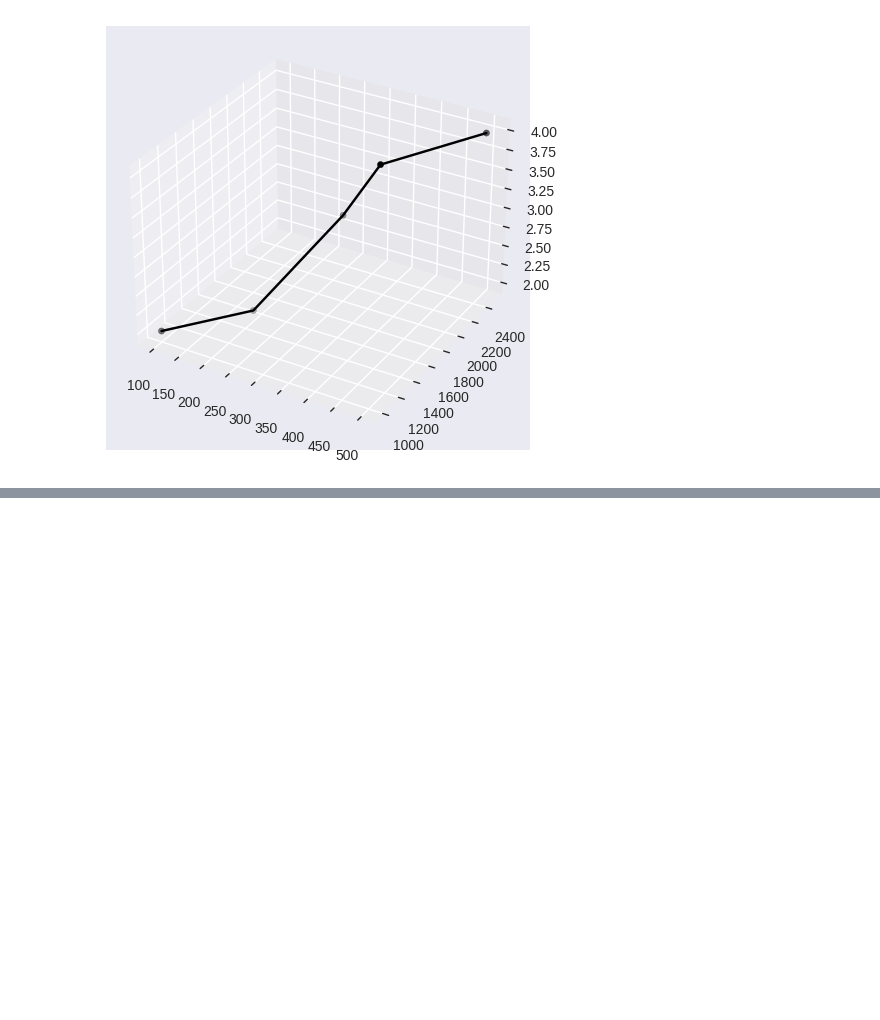
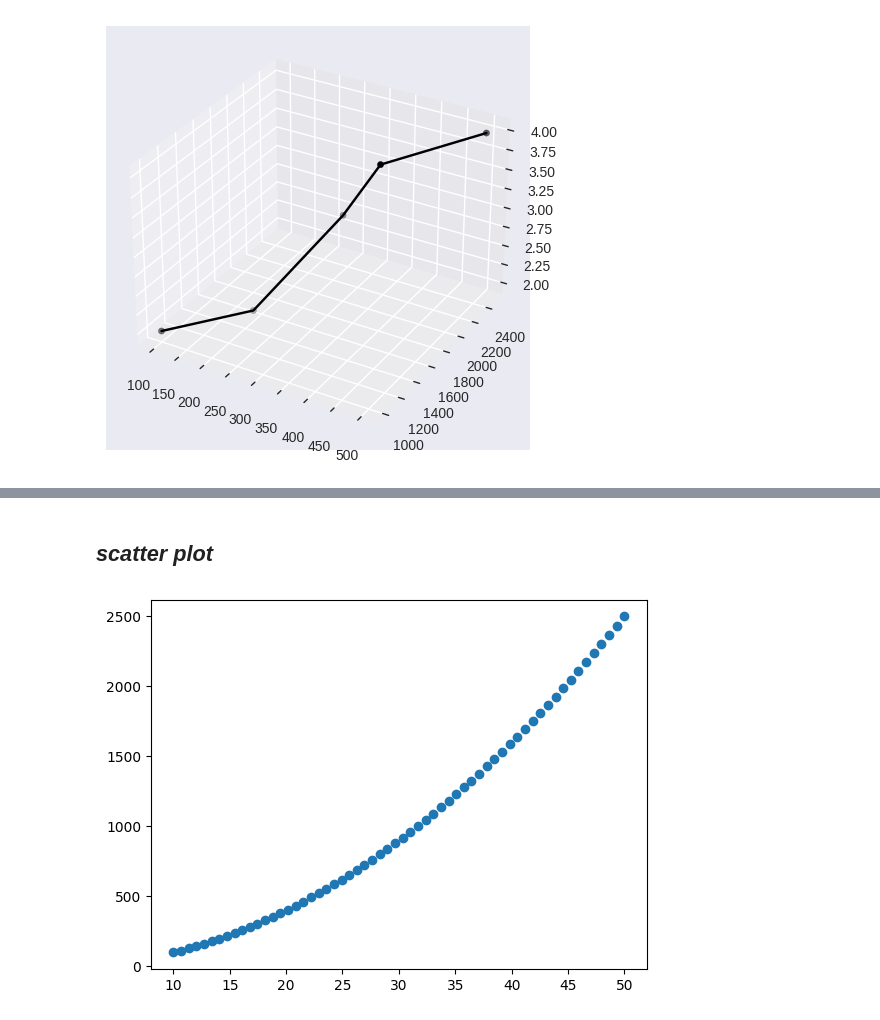
Before and after one commit to HebaSedik/machine-learning, a Jupyter notebook: matplotlib.ipynb, the cells around one changed output, grey strips where cells are left out. Cells and saved outputs as stored; diff of their text form; code cells hidden in the pictures; blank space fills up the shorter version.

```diff
--- a/matplotlib.ipynb
+++ b/matplotlib.ipynb
@@ -142,0 +162,9 @@ plt.show()
+# %% [markdown]
+## *scatter plot*
+# %%
+x= np.linspace(10,50,60)
+y= x**2
+plt.scatter(x,y)
+plt.show()
+# %% [output]
+[figure, added]
```
Also changed, not shown: parts of 13 cells of this notebook.
